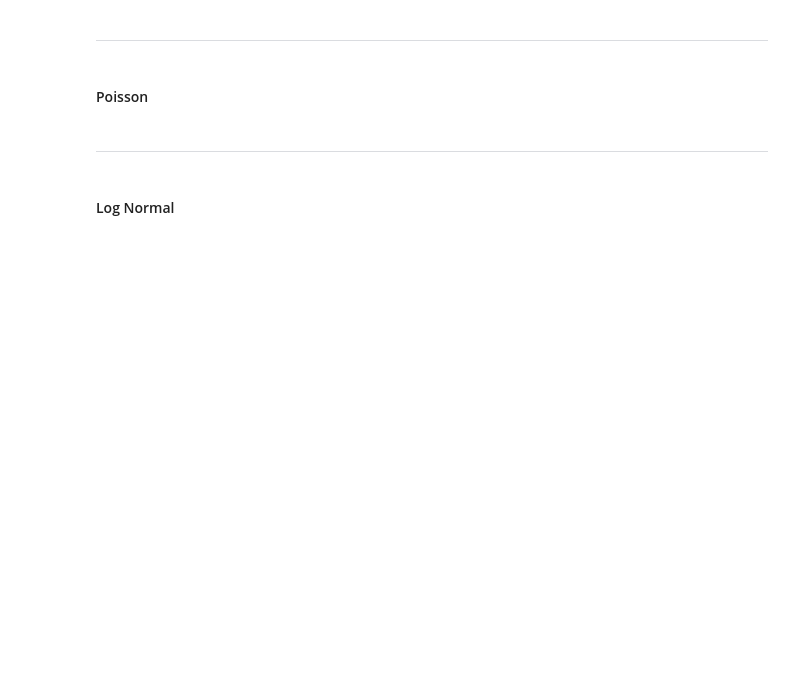
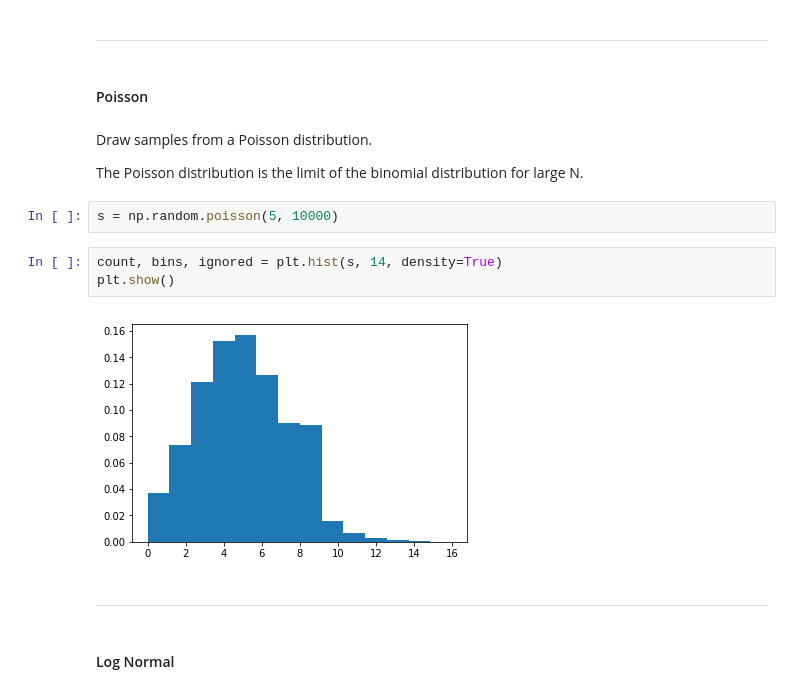
Before and after one commit to BrianD147/Emerging-Tech-Assignment, a Jupyter notebook: numpy-random.ipynb, the cells around one changed output. Cells and saved outputs as stored; diff of their text form; blank space fills up the shorter version.

```diff
--- a/numpy-random.ipynb
+++ b/numpy-random.ipynb
@@ -112,6 +172,17 @@ plt.hist(y)
 # %% [markdown]
 <a id="poisson"></a>
 #### Poisson
+# %% [markdown]
+Draw samples from a Poisson distribution.
+
+The Poisson distribution is the limit of the binomial distribution for large N.
+# %%
+s = np.random.poisson(5, 10000)
+# %%
+count, bins, ignored = plt.hist(s, 14, density=True)
+plt.show()
+# %% [output]
+[figure, added]
 # %% [markdown]
 ***
 # %% [markdown]
```
Also changed, not shown: parts of 27 cells of this notebook.
